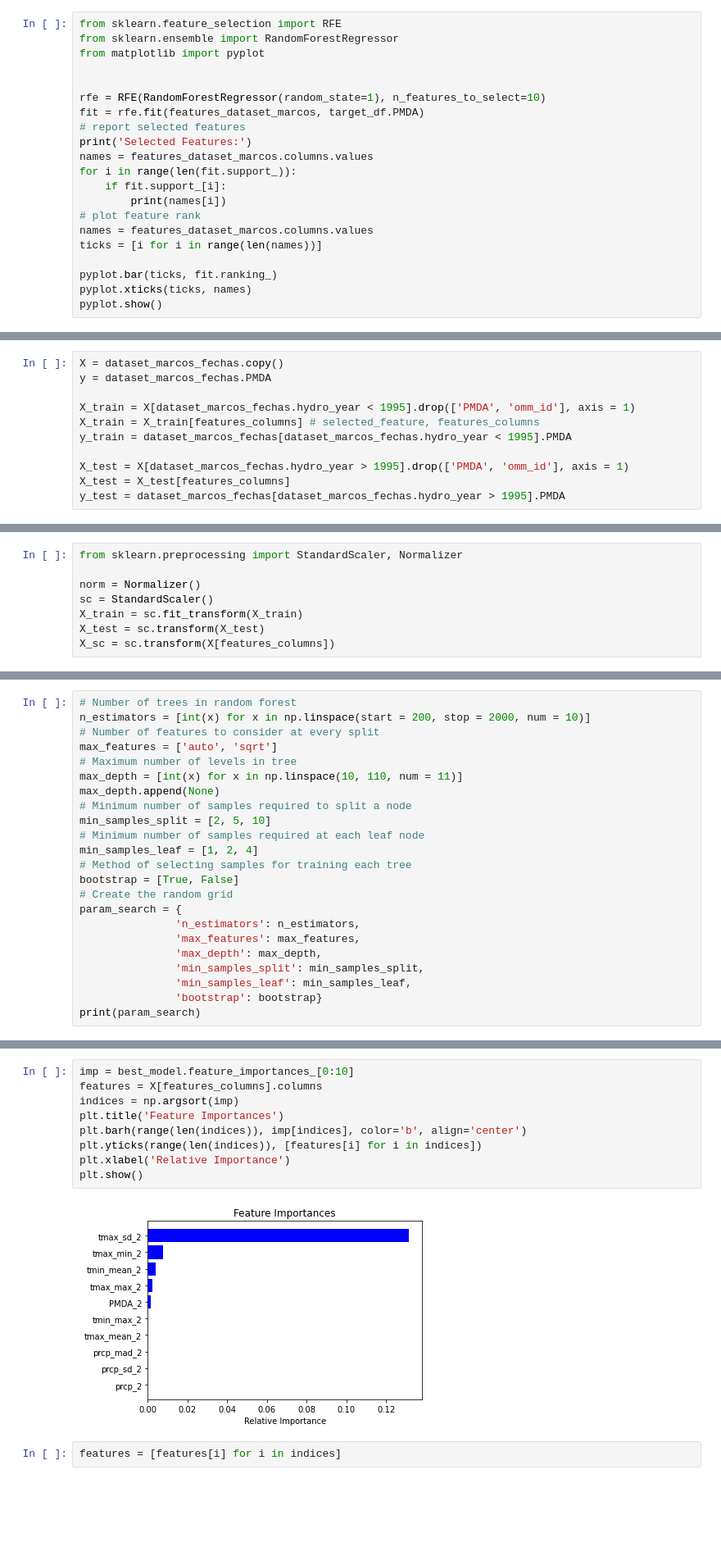
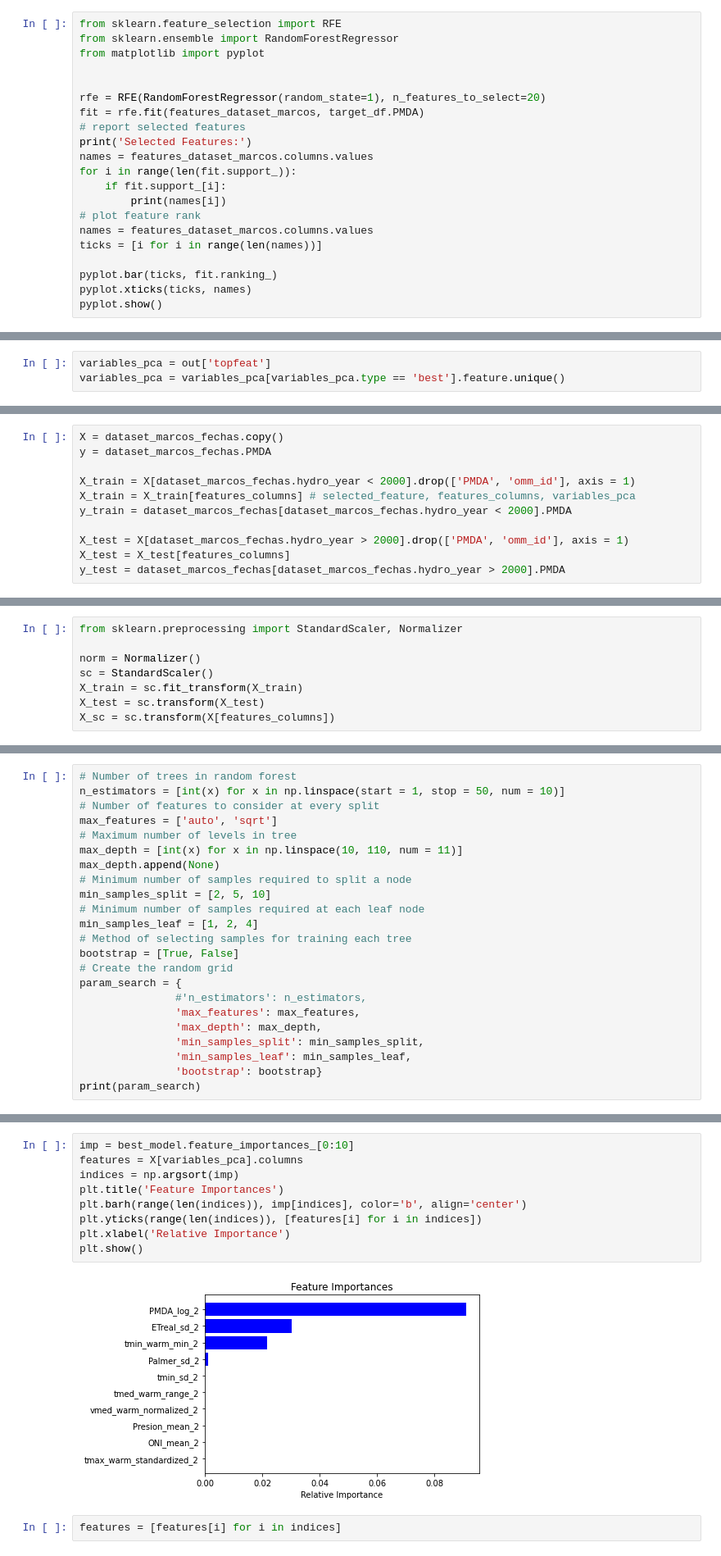
Before and after one commit to gringonivoli/diplo2020-mentoria-prediccion-lluvias-extremas, a Jupyter notebook: TP3_Alessio.ipynb, the cells around one changed output, grey strips where cells are left out. Shown at 82% size. Saved outputs shown, nothing was run; the diff lists cells and outputs as text; blank space fills up the shorter version.

```diff
--- a/TP3_Alessio.ipynb
+++ b/TP3_Alessio.ipynb
@@ -737,7 +653,7 @@ from sklearn.ensemble import RandomForestRegressor
 from matplotlib import pyplot
 
 
-rfe = RFE(RandomForestRegressor(random_state=1), n_features_to_select=10)
+rfe = RFE(RandomForestRegressor(random_state=1), n_features_to_select=20)
 fit = rfe.fit(features_dataset_marcos, target_df.PMDA)
 # report selected features
 print('Selected Features:')
@@ -838,3 +760,6 @@ NameError: name 'X' is not defined
+# %%
+variables_pca = out['topfeat']
+variables_pca = variables_pca[variables_pca.type == 'best'].feature.unique()
 # %% [markdown]
 ## Modelos todas las features
 # %% [markdown]
@@ -961,13 +899,13 @@ for feature in selected_feature:
 X = dataset_marcos_fechas.copy()
 y = dataset_marcos_fechas.PMDA
 
-X_train = X[dataset_marcos_fechas.hydro_year < 1995].drop(['PMDA', 'omm_id'], axis = 1)
-X_train = X_train[features_columns] # selected_feature, features_columns
-y_train = dataset_marcos_fechas[dataset_marcos_fechas.hydro_year < 1995].PMDA
+X_train = X[dataset_marcos_fechas.hydro_year < 2000].drop(['PMDA', 'omm_id'], axis = 1)
+X_train = X_train[features_columns] # selected_feature, features_columns, variables_pca
+y_train = dataset_marcos_fechas[dataset_marcos_fechas.hydro_year < 2000].PMDA
 
-X_test = X[dataset_marcos_fechas.hydro_year > 1995].drop(['PMDA', 'omm_id'], axis = 1)
+X_test = X[dataset_marcos_fechas.hydro_year > 2000].drop(['PMDA', 'omm_id'], axis = 1)
 X_test = X_test[features_columns]
-y_test = dataset_marcos_fechas[dataset_marcos_fechas.hydro_year > 1995].PMDA
+y_test = dataset_marcos_fechas[dataset_marcos_fechas.hydro_year > 2000].PMDA
 # %%
 X_train.shape
 # %% [output]
@@ -1073,6 +1013,6 @@ XGB: -0.368134 (0.198903)
 # %%
 # Number of trees in random forest
-n_estimators = [int(x) for x in np.linspace(start = 200, stop = 2000, num = 10)]
+n_estimators = [int(x) for x in np.linspace(start = 1, stop = 50, num = 10)]
 # Number of features to consider at every split
 max_features = ['auto', 'sqrt']
 # Maximum number of levels in tree
@@ -1086,7 +1026,7 @@ min_samples_leaf = [1, 2, 4]
 bootstrap = [True, False]
 # Create the random grid
 param_search = {
-               'n_estimators': n_estimators,
+               #'n_estimators': n_estimators,
                'max_features': max_features,
                'max_depth': max_depth,
                'min_samples_split': min_samples_split,
@@ -1143,14 +1074,14 @@ RMSE:  35.5831
 # %%
 imp = best_model.feature_importances_[0:10]
-features = X[features_columns].columns
+features = X[variables_pca].columns
 indices = np.argsort(imp)
 plt.title('Feature Importances')
 plt.barh(range(len(indices)), imp[indices], color='b', align='center')
 plt.yticks(range(len(indices)), [features[i] for i in indices])
 plt.xlabel('Relative Importance')
 plt.show()
 # %% [output]
-[figure, old version]
+[figure, new version]
 # %%
 features = [features[i] for i in indices]
 # %%
```
Also changed, not shown: parts of 65 cells of this notebook.
